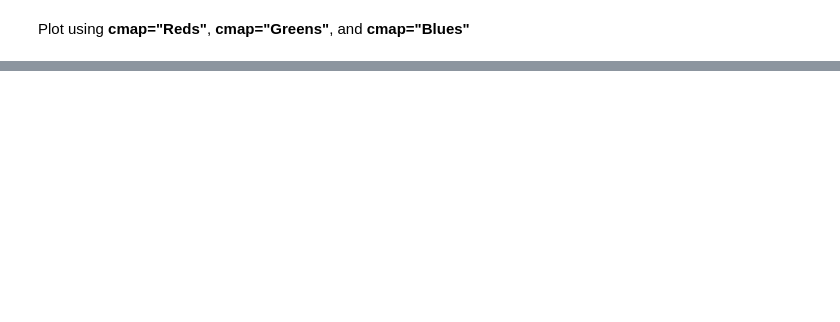
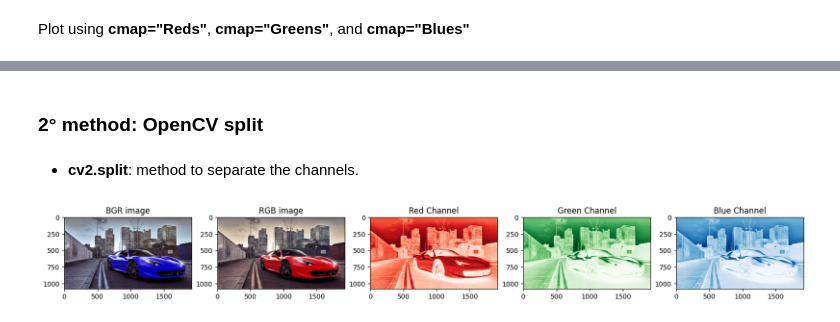
Before and after one commit to LorenzoSansone/Computer-Vision-and-Image-Processing-fundamentals, a Jupyter notebook: 00-analyze-image/Intro_images.ipynb, the cells around one changed output, grey strips where cells are left out. Saved outputs shown, nothing was run; the diff lists cells and outputs as text; code cells hidden in the pictures; blank space fills up the shorter version.

```diff
--- a/00-analyze-image/Intro_images.ipynb
+++ b/00-analyze-image/Intro_images.ipynb
@@ -251,0 +307,36 @@ plt.show()
+# %% [markdown]
+### 2° method: OpenCV split
+# %% [markdown]
+- **cv2.split**: method to separate the channels.
+# %%
+img_bgr = cv2.imread(IMG_PATH_RGB)
+img_rgb = cv2.cvtColor(img_bgr, cv2.COLOR_BGR2RGB)
+
+# Extract the RGB channels
+r, g, b = cv2.split(img_rgb)
+
+plt.figure(figsize=(20, 20))
+
+plt.subplot(1, 5, 1)
+plt.imshow(img_bgr)
+plt.title('BGR image')
+
+plt.subplot(1, 5, 2)
+plt.imshow(img_rgb)
+plt.title('RGB image')
+
+plt.subplot(1, 5, 3)
+plt.imshow(r, cmap='Reds')
+plt.title('Red Channel')
+
+plt.subplot(1, 5, 4)
+plt.imshow(g, cmap='Greens')
+plt.title('Green Channel')
+
+plt.subplot(1, 5, 5)
+plt.imshow(b, cmap='Blues')
+plt.title('Blue Channel')
+
+plt.show()
+# %% [output]
+[figure, added]
```
Also changed, not shown: parts of 15 cells of this notebook, 1 other file.
